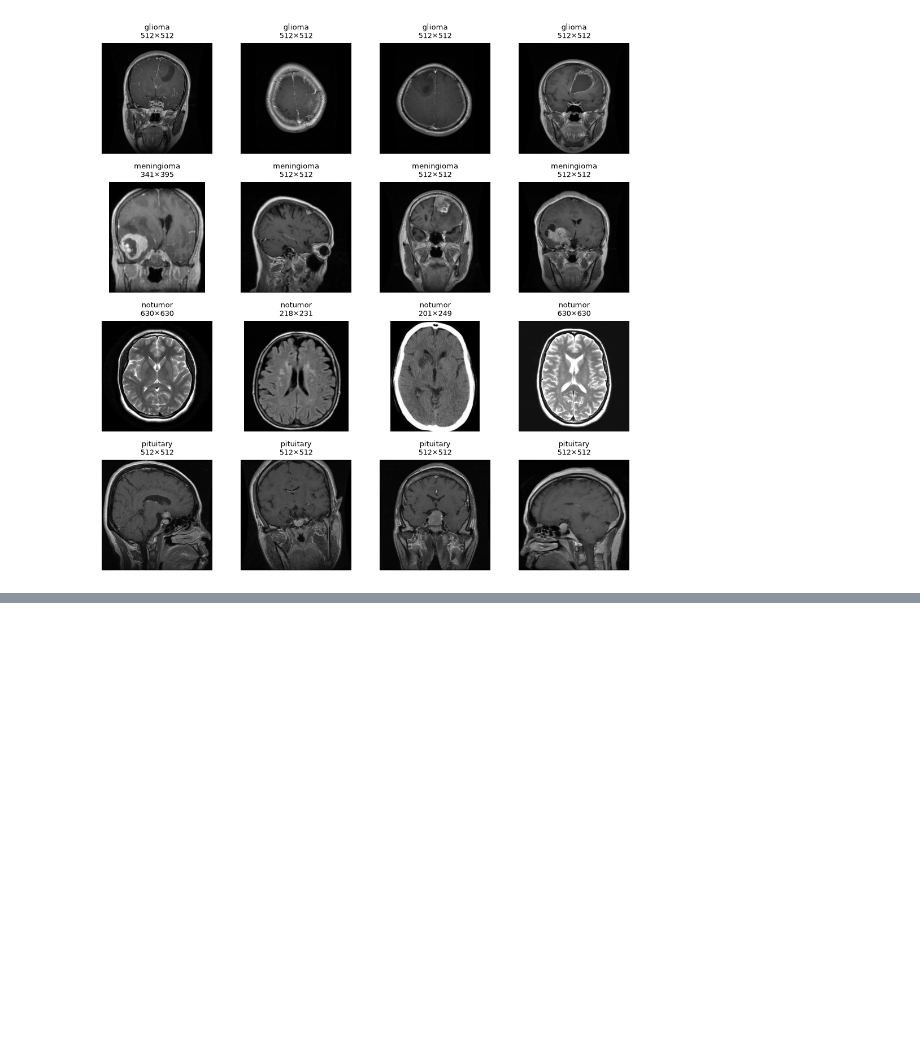
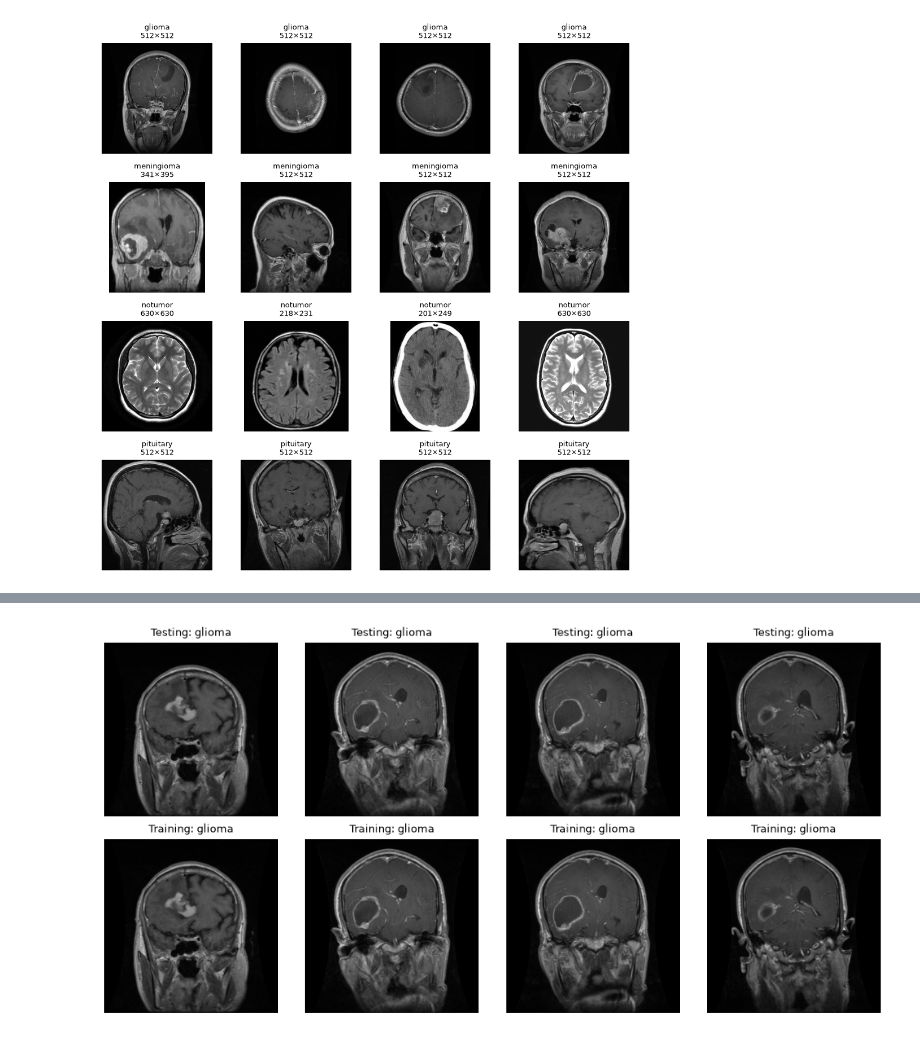
Before and after one commit to karam294/brain-tumor-mri-classification, a Jupyter notebook: notebooks/main.ipynb, the cells around one changed output, grey strips where cells are left out. Drawn from its saved outputs; the diff is of its cells as text; code cells hidden in the pictures; blank space fills up the shorter version.

```diff
--- a/notebooks/main.ipynb
+++ b/notebooks/main.ipynb
@@ -193,0 +234,7 @@ plt.show()
+# %%
+df["size"] = df["width"].astype(str) + "×" + df["height"].astype(str)
+print("Different image sizes:", df["size"].nunique())
+print("\nMost common sizes:")
+print(df["size"].value_counts().head(5).to_string())
+print("\nWidth and height per class:")
+df.groupby("label")[["width", "height"]].agg(["min", "median", "max"])
@@ -193,0 +269,19 @@ plt.show()
+# %%
+n_with_copy = df.duplicated("phash", keep=False).sum()
+print(f"Images that have at least one copy: {n_with_copy}")
+
+# Leakage: test images whose copy is in the training folder
+train_hashes = set(df.loc[df["original_split"] == "Training", "phash"])
+leaked = df[(df["original_split"] == "Testing") & df["phash"].isin(train_hashes)]
+n_test = (df["original_split"] == "Testing").sum()
+print(f"Test images with a copy in Training: {len(leaked)} of {n_test} ({len(leaked) / n_test:.1%})")
+
+# Copies with different labels can't be trusted, so they are removed entirely
+labels_per_hash = df.groupby("phash")["label"].nunique()
+conflicting = labels_per_hash[labels_per_hash > 1].index
+print(f"Copies with conflicting labels: {len(conflicting)} groups")
+
+# Keep one copy of every remaining image
+clean = df[~df["phash"].isin(conflicting)].drop_duplicates("phash").reset_index(drop=True)
+print(f"\nImages: {len(df)} → {len(clean)} after removing duplicates")
+print(clean["label"].value_counts().to_string())
@@ -193,0 +299,13 @@ plt.show()
+# %%
+# Leaked test images (top) next to their copy in the training folder (bottom)
+fig, axes = plt.subplots(2, 4, figsize=(10, 5))
+for col, (_, test_img) in enumerate(leaked.head(4).iterrows()):
+    train_img = df[(df["phash"] == test_img["phash"]) & (df["original_split"] == "Training")].iloc[0]
+    for row, img in enumerate([test_img, train_img]):
+        axes[row, col].imshow(cv2.imread(img["path"], cv2.IMREAD_GRAYSCALE), cmap="gray")
+        axes[row, col].set_title(f"{img['original_split']}: {img['label']}", fontsize=9)
+        axes[row, col].axis("off")
+plt.tight_layout()
+plt.show()
+# %% [output]
+[figure, added]
```
Also changed, not shown: parts of 17 cells of this notebook, 2 other files.
